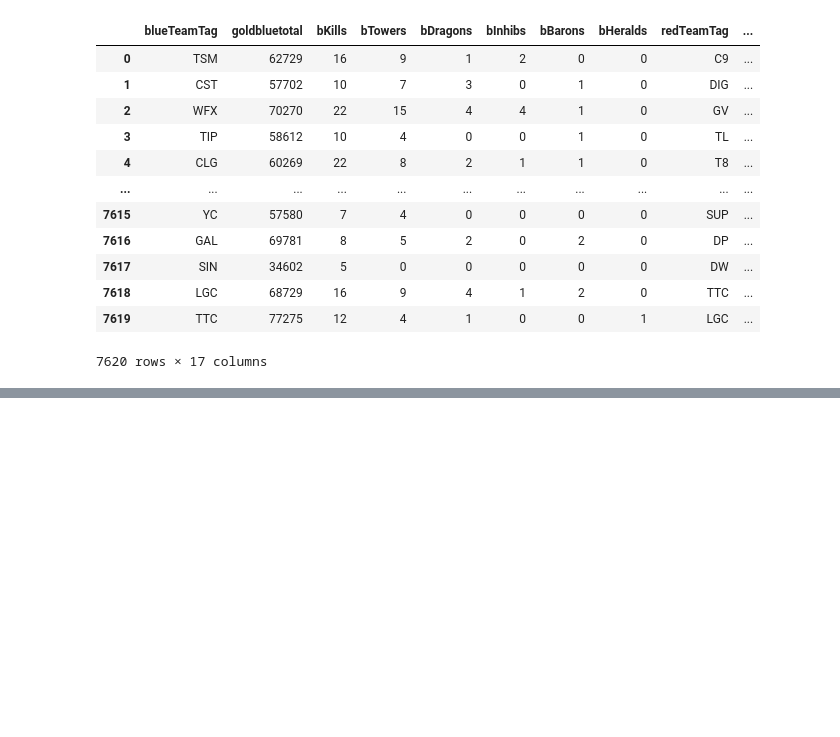
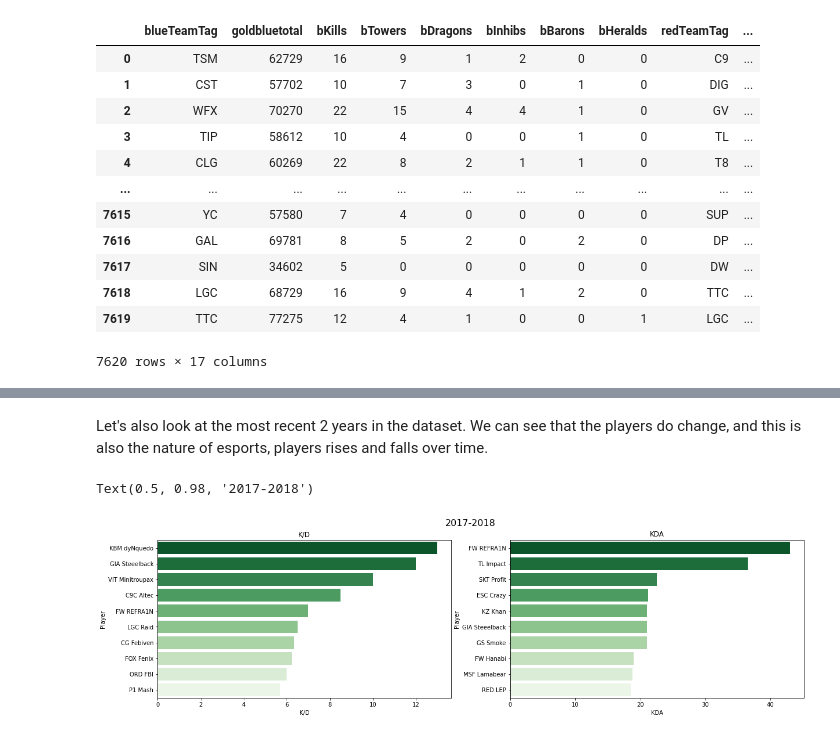
Before and after one commit to oscarqjh/NTU_SC1015_Project, a Jupyter notebook: EDA.ipynb, the cells around one changed output, grey strips where cells are left out. Cells and saved outputs as stored; diff of their text form; code cells hidden in the pictures; blank space fills up the shorter version.

```diff
--- a/EDA.ipynb
+++ b/EDA.ipynb
@@ -292,0 +361,33 @@ Note: Surprisingly, gold has lower correlation (~0.37) than the other objectives
+# %% [markdown]
+Let's also look at the most recent 2 years in the dataset. We can see that the players do change, and this is also the nature of esports, players rises and falls over time.
+# %%
+kill_data2 = kill_data.copy(deep=True)
+league_data2 = league_data.copy(deep=True)
+league_data2 = league_data2[(league_data2['Year'] == 2018) | (league_data2['Year'] == 2017)]
+address_id = league_data2['Address'].unique()
+filtered_kill = kill_data2[kill_data2['Address'].isin(address_id)] # filter kills for only matches in 2017 - 2018
+
+f, axes = plt.subplots(1, 2, figsize=(20, 5))
+
+# melt assist
+assist = pd.melt(filtered_kill, id_vars=['Assist_1'], value_vars=['Assist_2','Assist_3','Assist_4'])
+
+# K/D
+kd = (filtered_kill['Killer'].value_counts()) / (filtered_kill['Victim'].value_counts())
+kd_data = kd.sort_values(ascending=False).iloc[:10].reset_index()
+kd_data.columns = ['Player', 'K/D']
+sns.barplot(y=kd_data['Player'], x=kd_data['K/D'],ax=axes[0], palette='Greens_r')
+
+# KDA
+kda = (filtered_kill['Killer'].value_counts() + assist['Assist_1'].value_counts()) / (filtered_kill['Victim'].value_counts())
+kda_data = kda.sort_values(ascending=False).iloc[:10].reset_index()
+kda_data.columns = ['Player', 'KDA']
+sns.barplot(y=kda_data['Player'], x=kda_data['KDA'],ax=axes[1], palette='Greens_r')
+
+# Set the title for each subplot
+axes[0].set_title('K/D')
+axes[1].set_title('KDA')
+f.suptitle('2017-2018', fontsize=16)
+# %% [output]
+Text(0.5, 0.98, '2017-2018')
+[figure, added]
```
Also changed, not shown: parts of 18 cells of this notebook.
